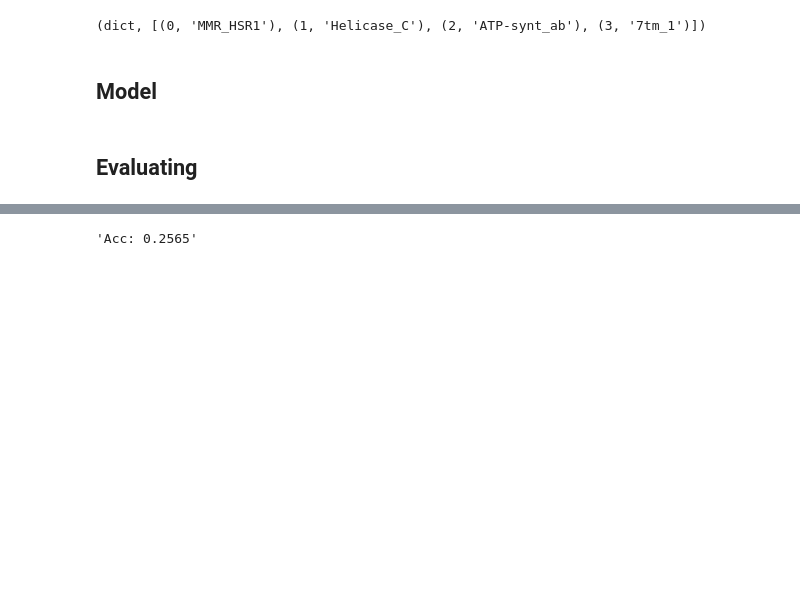
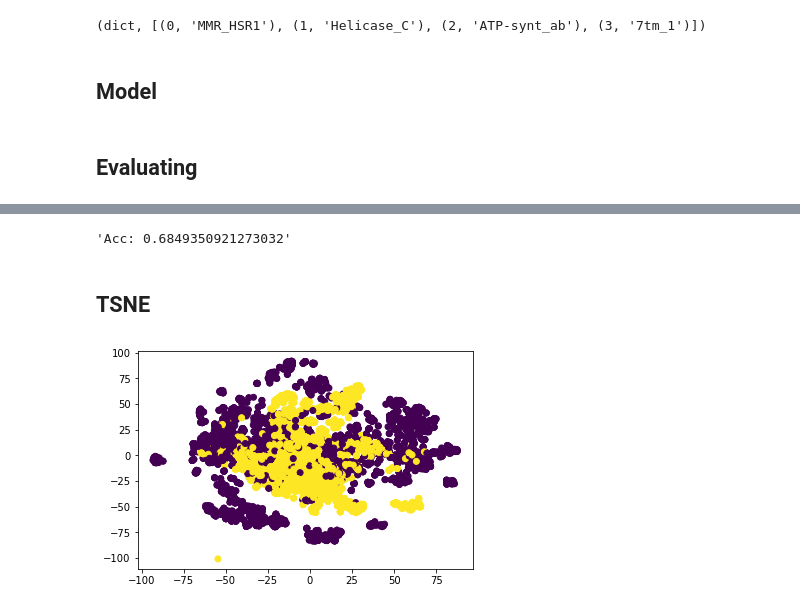
Before and after one commit to StasBel/deeplearning-hw, a Jupyter notebook: seminar06/task.ipynb, the cells around one changed output, grey strips where cells are left out. Cells and saved outputs as stored; diff of their text form; code cells hidden in the pictures; blank space fills up the shorter version.

Commit message:
Calc RNN accuracy. Add TSNE emb visualization.

```diff
--- a/seminar06/task.ipynb
+++ b/seminar06/task.ipynb
@@ -131,5 +134,5 @@ def process_data(read_path, refresh, top_classes, saver=pickle):
                           saver=saver)
 # %%
 raw_X, raw_Y, num2vec, num2family = process_data(read_path='raw_data.pickle',
-                                                 refresh=False, top_classes=500)
+                                                 refresh=False, top_classes=100)
 # %% [output]
@@ -154,6 +157,14 @@ type(num2vec), list((n, v.shape) for n, v in num2vec.items())[:4]
 type(num2family), list(num2family.items())[:4]
 # %% [output]
 (dict, [(0, 'MMR_HSR1'), (1, 'Helicase_C'), (2, 'ATP-synt_ab'), (3, '7tm_1')])
+# %%
+def processess_simple(X, Y, n2v):
+    # shuffling
+    arr = np.arange(len(X))
+    np.random.shuffle(arr)
+    X, Y = pd.Series(X).iloc[arr].tolist(), Y[arr]
+    # ...
+    return np.vstack([np.mean(np.vstack([n2v[int(c)] for c in x]), axis=0) for x in X]), Y
 # %%
 def preprocess_batched(X, Y, n2v, params):
     # shuffling
@@ -324,0 +344,2 @@ SVC(C=1.0, cache_size=200, class_weight=None, coef0=0.0,
+# %%
+X, Y = processess_simple(raw_X, raw_Y, num2vec)
@@ -325,4 +360,15 @@ SVC(C=1.0, cache_size=200, class_weight=None, coef0=0.0,
 # %%
-'Acc: {}'.format((model.predict(raw_X_test) == raw_Y_test).sum() / len(raw_X_test))
+'Acc: {}'.format((model.predict(X_test) == Y_test).sum() / len(X_test))
 # %% [output]
-'Acc: 0.2565'
+'Acc: 0.6849350921273032'
+# %% [markdown]
+## TSNE
+# %%
+tsne = TSNE(n_components=2)
+inds = ((Y == 0) | (Y == 1)).squeeze()
+emb_X, emb_Y = tsne.fit_transform(X[inds]), Y[inds]
+# %%
+plt.scatter(emb_X[:, 0], emb_X[:, 1], c=emb_Y)
+plt.show()
+# %% [output]
+[figure, added]
```
Also changed, not shown: parts of 13 cells of this notebook, 1 other file.
